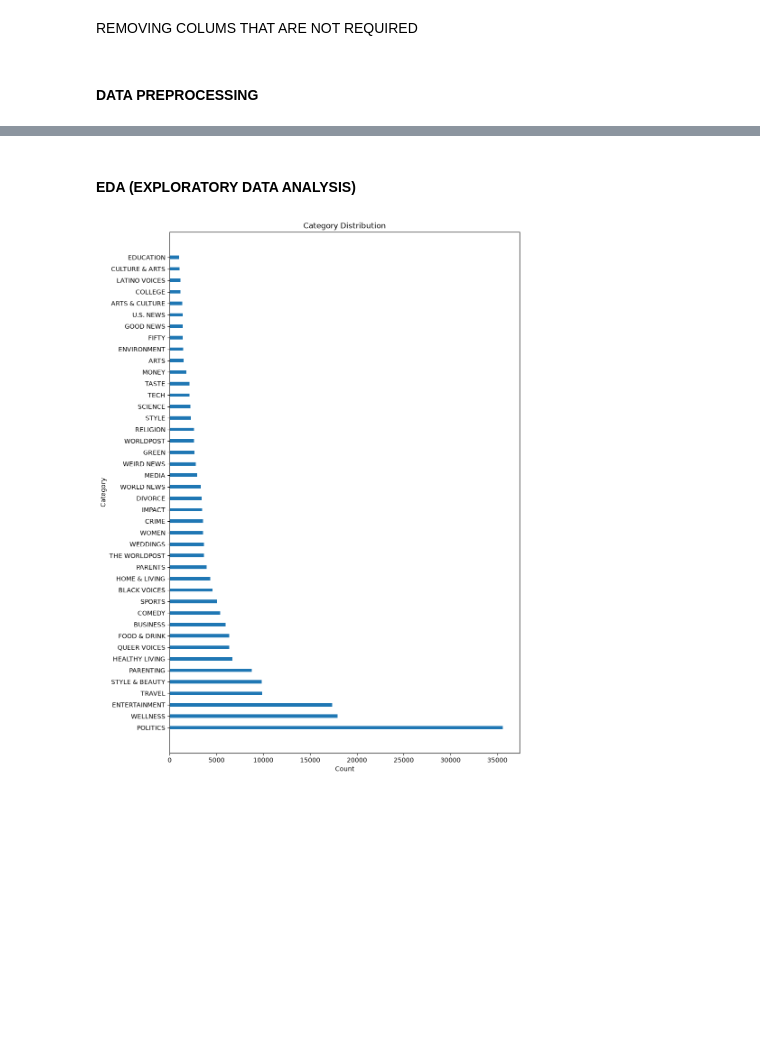
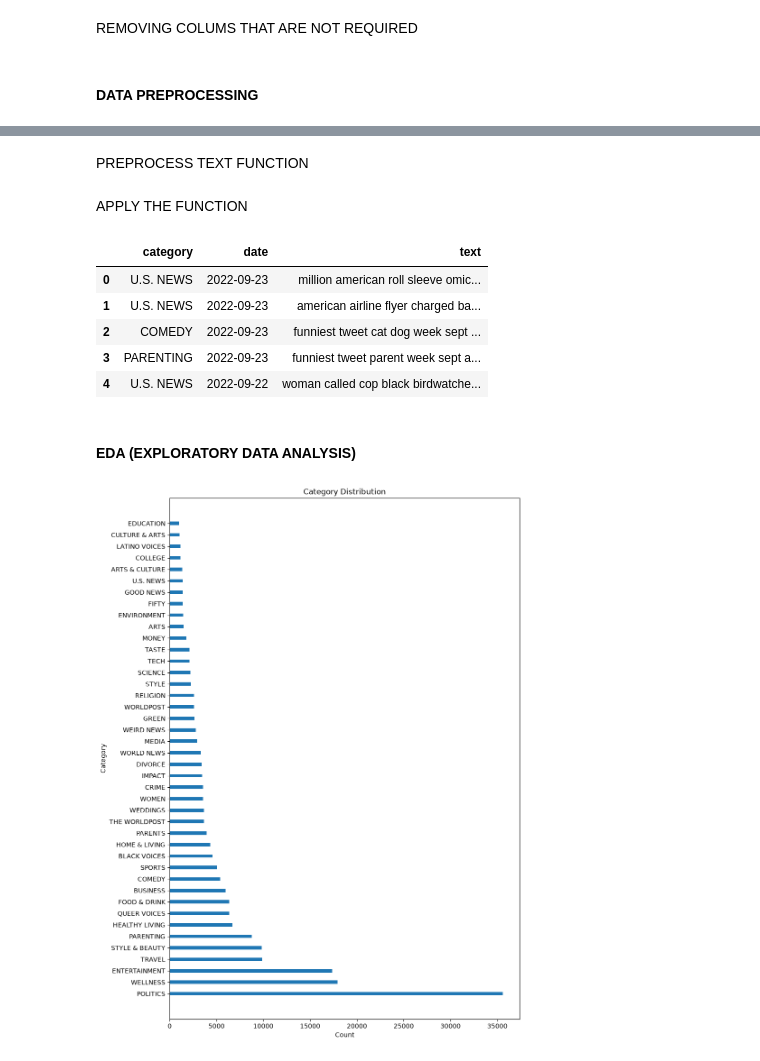
Before and after one commit to raghav-fr/news-category-classifier, a Jupyter notebook: news_category_classifier.ipynb, the cells around one changed output, grey strips where cells are left out. Drawn from its saved outputs; the diff is of its cells as text; code cells hidden in the pictures; blank space fills up the shorter version.

Commit message:
DATA PREPROCESSING

```diff
--- a/news_category_classifier.ipynb
+++ b/news_category_classifier.ipynb
@@ -113,6 +121,6 @@ df['text'] = df['headline'] + ' ' + df['short_description']
 # %% [markdown]
 REMOVING COLUMS THAT ARE NOT REQUIRED
 # %%
-df.drop(columns=['link','short_description','date','headline','authors'], inplace=True)
+df.drop(columns=['link','short_description','headline','authors'], inplace=True)
 # %% [markdown]
 #### DATA PREPROCESSING
@@ -119,3 +149,29 @@ df.drop(columns=['link','short_description','date','headline','authors'], inplac
+# %%
+stopwords = set(stopwords.words('english'))
+lemmatizer = WordNetLemmatizer()
+# %% [markdown]
+PREPROCESS TEXT FUNCTION
+# %%
+def preprocess_text(text):
+    text = text.lower()
+    text = re.sub(r'http\S+|www\S+|https\S+', '', text, flags=re.MULTILINE)
+    text = re.sub(r'[^a-zA-Z\s]', '', text)
+    words = text.split()
+    words = [lemmatizer.lemmatize(word) for word in words if word not in stopwords]
+    return ' '.join(words)
+# %% [markdown]
+APPLY THE FUNCTION
+# %%
+df['text'] = df['text'].apply(preprocess_text)
+# %%
+df.head()
+# %% [output]
+|  | category | date | text |
+| 0 | U.S. NEWS | 2022-09-23 | million american roll sleeve omic... |
+| 1 | U.S. NEWS | 2022-09-23 | american airline flyer charged ba... |
+| 2 | COMEDY | 2022-09-23 | funniest tweet cat dog week sept ... |
+| 3 | PARENTING | 2022-09-23 | funniest tweet parent week sept a... |
+| 4 | U.S. NEWS | 2022-09-22 | woman called cop black birdwatche... |
 # %% [markdown]
 #### EDA (EXPLORATORY DATA ANALYSIS)
 # %%
```
Also changed, not shown: parts of 16 cells of this notebook.
